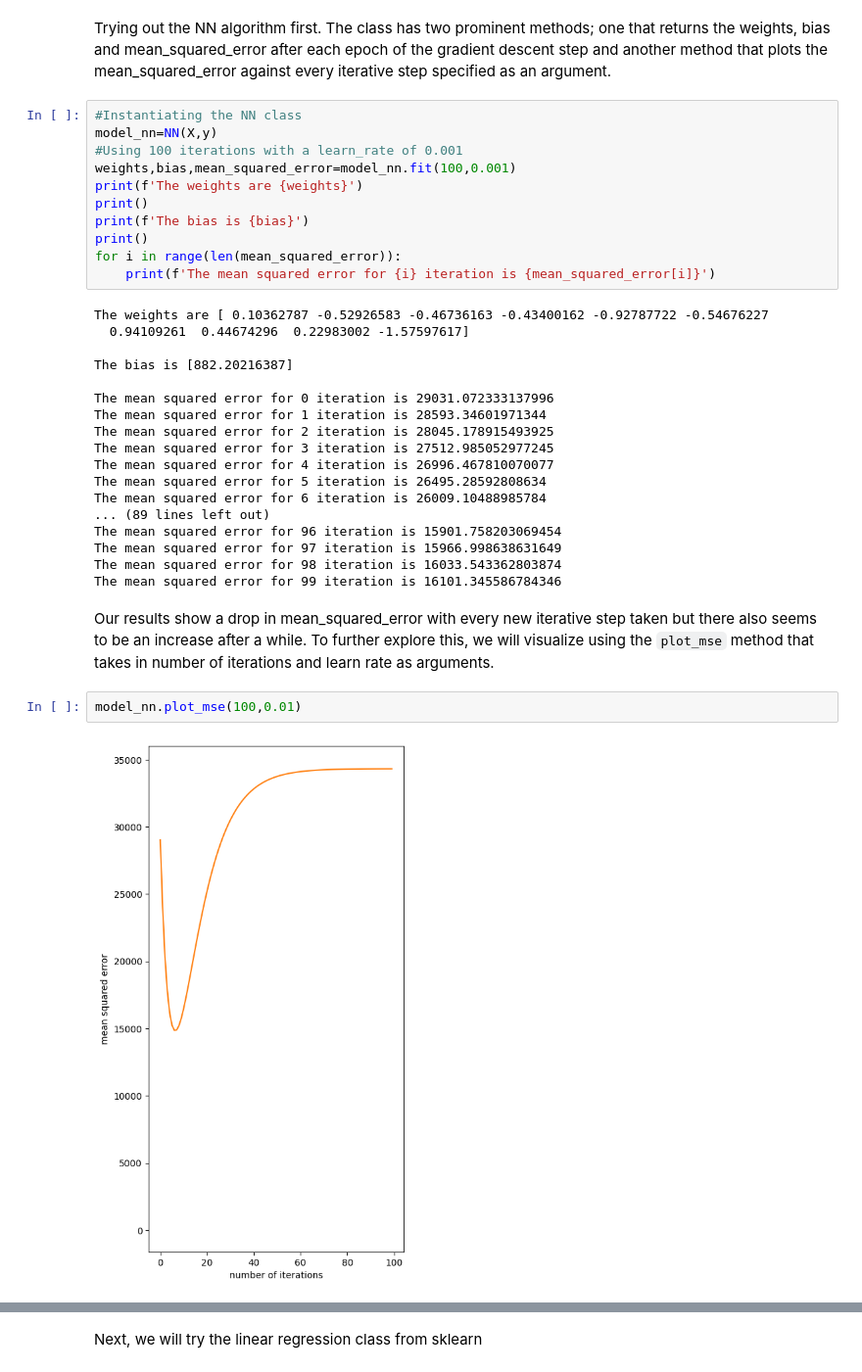
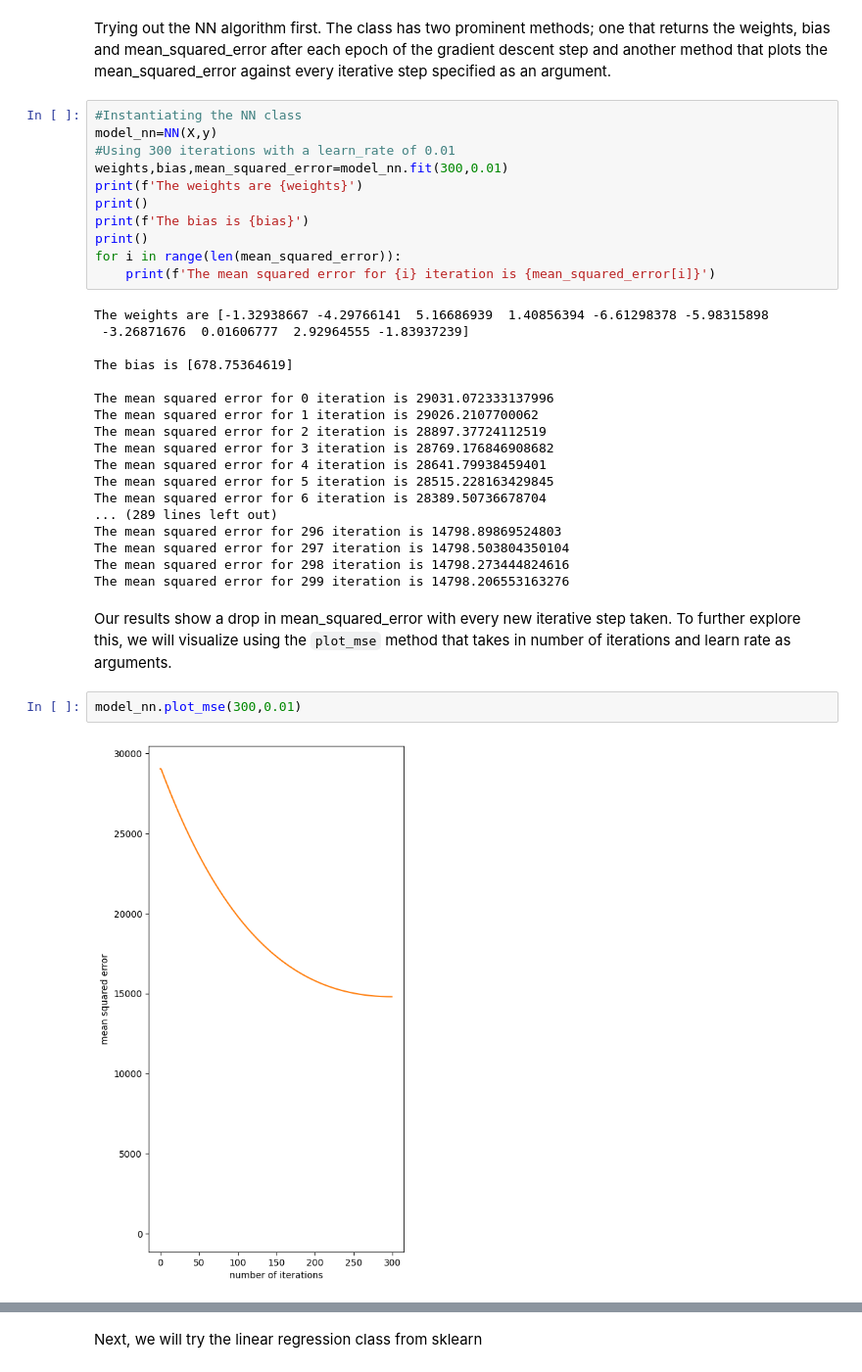
Before and after one commit to Jess607/Implementation-of-the-gradient-descent-optimization-algorithm, a Jupyter notebook: main.ipynb, the cells around one changed output, grey strips where cells are left out. Shown: that part at 98% size. Cells and saved outputs as stored; diff of their text form.

```diff
--- a/main.ipynb
+++ b/main.ipynb
@@ -61,8 +61,8 @@ Trying out the NN algorithm first. The class has two prominent methods; one that
 # %%
 #Instantiating the NN class
 model_nn=NN(X,y)
-#Using 100 iterations with a learn_rate of 0.001
-weights,bias,mean_squared_error=model_nn.fit(100,0.001)
+#Using 300 iterations with a learn_rate of 0.01
+weights,bias,mean_squared_error=model_nn.fit(300,0.01)
 print(f'The weights are {weights}')
 print()
 print(f'The bias is {bias}')
@@ -70,26 +70,26 @@ print()
 for i in range(len(mean_squared_error)):
     print(f'The mean squared error for {i} iteration is {mean_squared_error[i]}')
 # %% [output]
-The weights are [ 0.10362787 -0.52926583 -0.46736163 -0.43400162 -0.92787722 -0.54676227
-  0.94109261  0.44674296  0.22983002 -1.57597617]
+The weights are [-1.32938667 -4.29766141  5.16686939  1.40856394 -6.61298378 -5.98315898
+ -3.26871676  0.01606777  2.92964555 -1.83937239]
 
-The bias is [882.20216387]
+The bias is [678.75364619]
 
 The mean squared error for 0 iteration is 29031.072333137996
-The mean squared error for 1 iteration is 28593.34601971344
-The mean squared error for 2 iteration is 28045.178915493925
-The mean squared error for 3 iteration is 27512.985052977245
-The mean squared error for 4 iteration is 26996.467810070077
-The mean squared error for 5 iteration is 26495.28592808634
-The mean squared error for 6 iteration is 26009.10488985784
-... (89 lines left out)
-The mean squared error for 96 iteration is 15901.758203069454
-The mean squared error for 97 iteration is 15966.998638631649
-The mean squared error for 98 iteration is 16033.543362803874
-The mean squared error for 99 iteration is 16101.345586784346
+The mean squared error for 1 iteration is 29026.2107700062
+The mean squared error for 2 iteration is 28897.37724112519
+The mean squared error for 3 iteration is 28769.176846908682
+The mean squared error for 4 iteration is 28641.79938459401
+The mean squared error for 5 iteration is 28515.228163429845
+The mean squared error for 6 iteration is 28389.50736678704
+... (289 lines left out)
+The mean squared error for 296 iteration is 14798.89869524803
+The mean squared error for 297 iteration is 14798.503804350104
+The mean squared error for 298 iteration is 14798.273444824616
+The mean squared error for 299 iteration is 14798.206553163276
 # %% [markdown]
-Our results show a drop in mean_squared_error with every new iterative step taken but there also seems to be an increase after a while. To further explore this, we will visualize using the `plot_mse` method that takes in number of iterations and learn rate as arguments.
+Our results show a drop in mean_squared_error with every new iterative step taken. To further explore this, we will visualize using the `plot_mse` method that takes in number of iterations and learn rate as arguments.
 # %%
-model_nn.plot_mse(100,0.01)
+model_nn.plot_mse(300,0.01)
 # %% [output]
-[figure, old version]
+[figure, new version]
```
Also changed, not shown: parts of 3 cells of this notebook.
